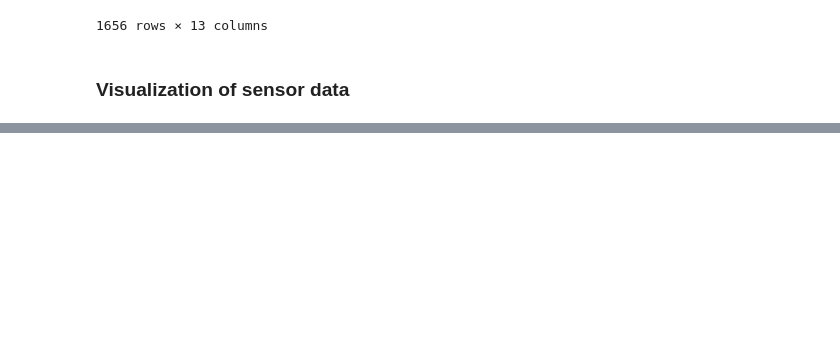
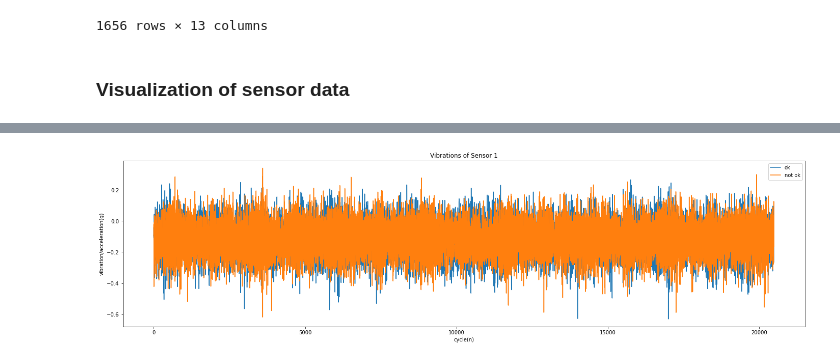
Before and after one commit to nikhilmenon06/Fault-Detection-in-Washing-Machine-Panel, a Jupyter notebook: BearingError.ipynb, the cells around one changed output, grey strips where cells are left out. Drawn from its saved outputs; the diff is of its cells as text; code cells hidden in the pictures; blank space fills up the shorter version.

```diff
--- a/BearingError.ipynb
+++ b/BearingError.ipynb
@@ -165,0 +213,14 @@ for i, col in enumerate(feature_s1.columns):
+# %%
+# Read 2 files with ok value and not ok value
+
+file_ok = '2021-05-17_09-33-21'
+vib_data_ok = pd.read_csv(vibration_folder/file_ok, sep = "\t", header = None)
+
+file_not_ok = '2021-05-17_09-33-18'
+vib_data_not_ok = pd.read_csv(vibration_folder/file_not_ok, sep = "\t", header = None)
+
+new_df_s1= pd.DataFrame([])
+
+new_df_s1['ok'] = vib_data_ok[0]
+new_df_s1['not ok'] = vib_data_not_ok[0]
+print(new_df_s1)
@@ -165,0 +242,8 @@ for i, col in enumerate(feature_s1.columns):
+# %%
+# Visualization containing 20k vibrations datapoints on sensor 1
+
+ax = new_df_s1.plot(figsize = (24,6), title= "Vibrations of Sensor 1" , legend = True)
+ax.set(xlabel="cycle(n)", ylabel="vibration/acceleration(g)")
+plt.show()
+# %% [output]
+[figure, added]
```
Also changed, not shown: parts of 4 cells of this notebook.
